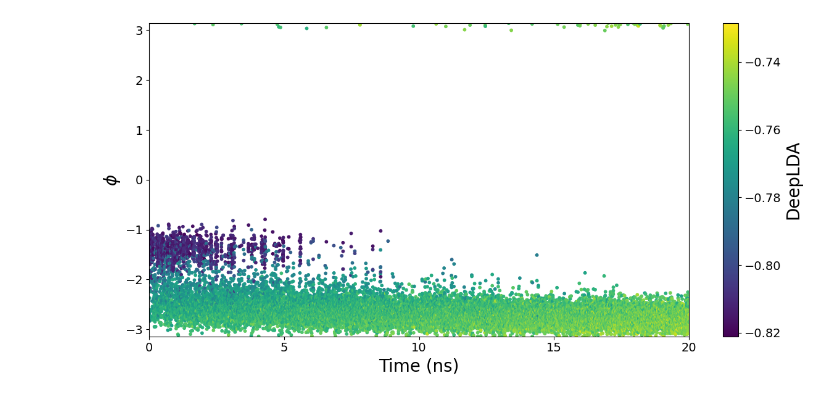
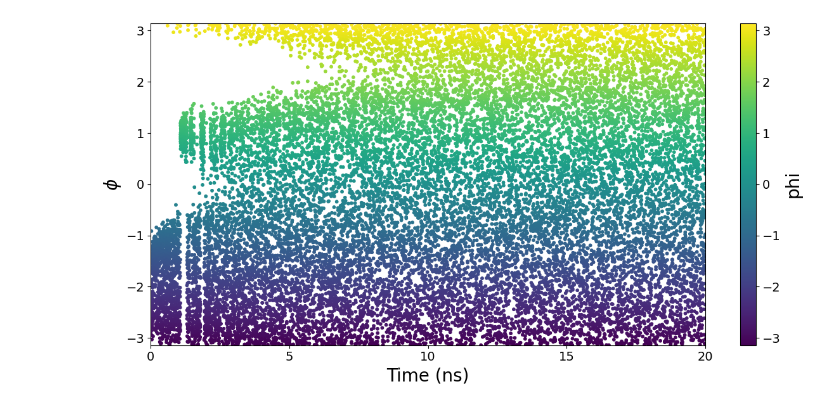
Before and after one commit to seonghyun26/enhance, a Jupyter notebook: notebook/time_phi.ipynb, the cells around one changed output. Cells and saved outputs as stored; diff of their text form; code cells hidden in the pictures.

```diff
--- a/notebook/time_phi.ipynb
+++ b/notebook/time_phi.ipynb
@@ -1,61 +1,64 @@
 # %%
+import os
 import numpy as np
 import matplotlib.pyplot as plt
-# 데이터 생성
 
+ns = '10'
+
+cv_name = {
+    'ref': 'phi',
+    'phi': 'phi',
+    'AE': 'deep.node-0',
+    'TAE': 'deep.node-0',
+    'VDE': 'deep.node-0',
+    'DeepTDA': 'deep.node-0',
+    'DeepLDA': 'deep.node-0',
+    'DeepTICA': 'deep.node-0',
+}
+method = 'ref'
 # method = 'phi'
-# date = '0120114455'
-# method = 'ref'
-# date = '0120114606'
-# method = 'CL'
-# date = '0120120020'
+# method = 'AE'
+# method = 'TAE'
+# method = 'VDE'
+# method = 'DeepLDA'
 # method = 'DeepTDA'
-# date = '0120120139'
-method = 'DeepLDA'
-date = '0121033441'
 # method = 'DeepTICA'
-# date = ''
-# method = 'unbiased'
-# date = '0120131037'
 seed = 0
-file_path = f'/home/guest_sky/geodesic-interpolation-cv/simulations/aldp/{method}/log/{date}/{seed}/COLVAR'
+base_dir = f'/home/guest_sky/geodesic-interpolation-cv/simulations/aldp/{method}/{ns}/log'
+date = sorted(os.listdir(base_dir))[-1]
+file_path = os.path.join(base_dir, date, str(seed), 'COLVAR')
 
 data = np.loadtxt(file_path, comments='#')
 with open(file_path, 'r') as file:
     first_line = file.readline().strip()
 keys = first_line.split()[2:]
 phi_idx = keys.index('phi')
-if method in ['phi', 'ref', 'unbiased']:
-    cv_idx = keys.index('phi')
-elif method == 'CL':
-    cv_idx = keys.index('deep.node-2')
-elif method in ['DeepTDA', 'DeepLDA', 'DeepTICA']:
-    cv_idx = keys.index('deep.node-0')
-phi = data[:,phi_idx][:200001]
-cv = data[:,cv_idx][:200001]
+cv_idx = keys.index(cv_name[method])
+phi = data[:, phi_idx][:20001]
+cv = data[:,cv_idx][:20001]
 time_ns = np.arange(0, 20001) * 0.001  # ns 단위로 시간 배열 생성
 # 색상 매핑을 위한 컬러맵
 cmap = plt.get_cmap('viridis')
 norm = plt.Normalize(cv.min(), cv.max())
 colors = cmap(norm(cv))
 # 산점도 생성
 plt.figure(figsize=(12, 6))
 scatter=plt.scatter(time_ns, phi, c=colors, s=10, label=f'{method}')
 cbar=plt.colorbar(scatter)
-cbar.set_label(f'{method}',fontsize=20, fontweight="medium")
+cbar.set_label(cv_name[method],fontsize=20, fontweight="medium")
 cbar.ax.tick_params(labelsize=14)
 scatter.set_clim(cv.min(), cv.max())
 plt.xlabel('Time (ns)', fontsize=20, fontweight="medium")
 plt.ylabel(r'$\phi$', fontsize=20, fontweight="medium")
 # xtick을 ns 단위로 설정
 plt.xlim(0,20)
 plt.ylim(-np.pi,np.pi)
 plt.xticks(np.arange(0, 21, 5),fontsize=14)  # 0부터 20까지 1ns 간격으로 xtick 설정
 plt.yticks(fontsize=14)
 # plt.legend(fontsize=14)
 plt.tight_layout()
-plt.savefig(f'../figures/phi_{method}_{seed}.png', dpi=300, bbox_inches="tight")
-plt.savefig(f'../figures/phi_{method}_{seed}.pdf', dpi=300, bbox_inches="tight")
+plt.savefig(f'../figures/phi_{method}_{seed}_{ns}.png', dpi=300, bbox_inches="tight")
+plt.savefig(f'../figures/phi_{method}_{seed}_{ns}.pdf', dpi=300, bbox_inches="tight")
 plt.show()
 # %% [output]
-[figure, old version]
+[figure, new version]
```
Also changed, not shown: 37 other files.
